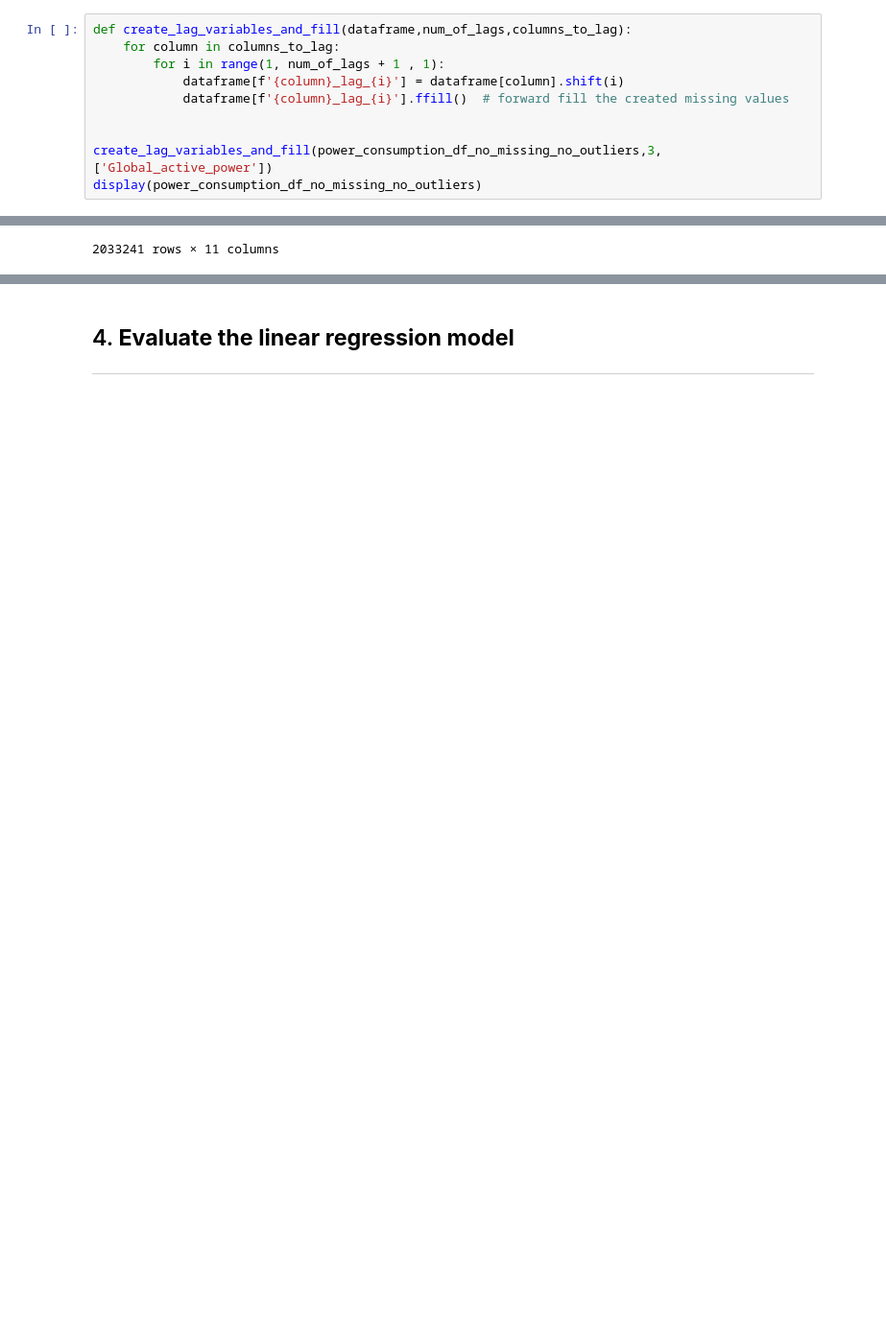
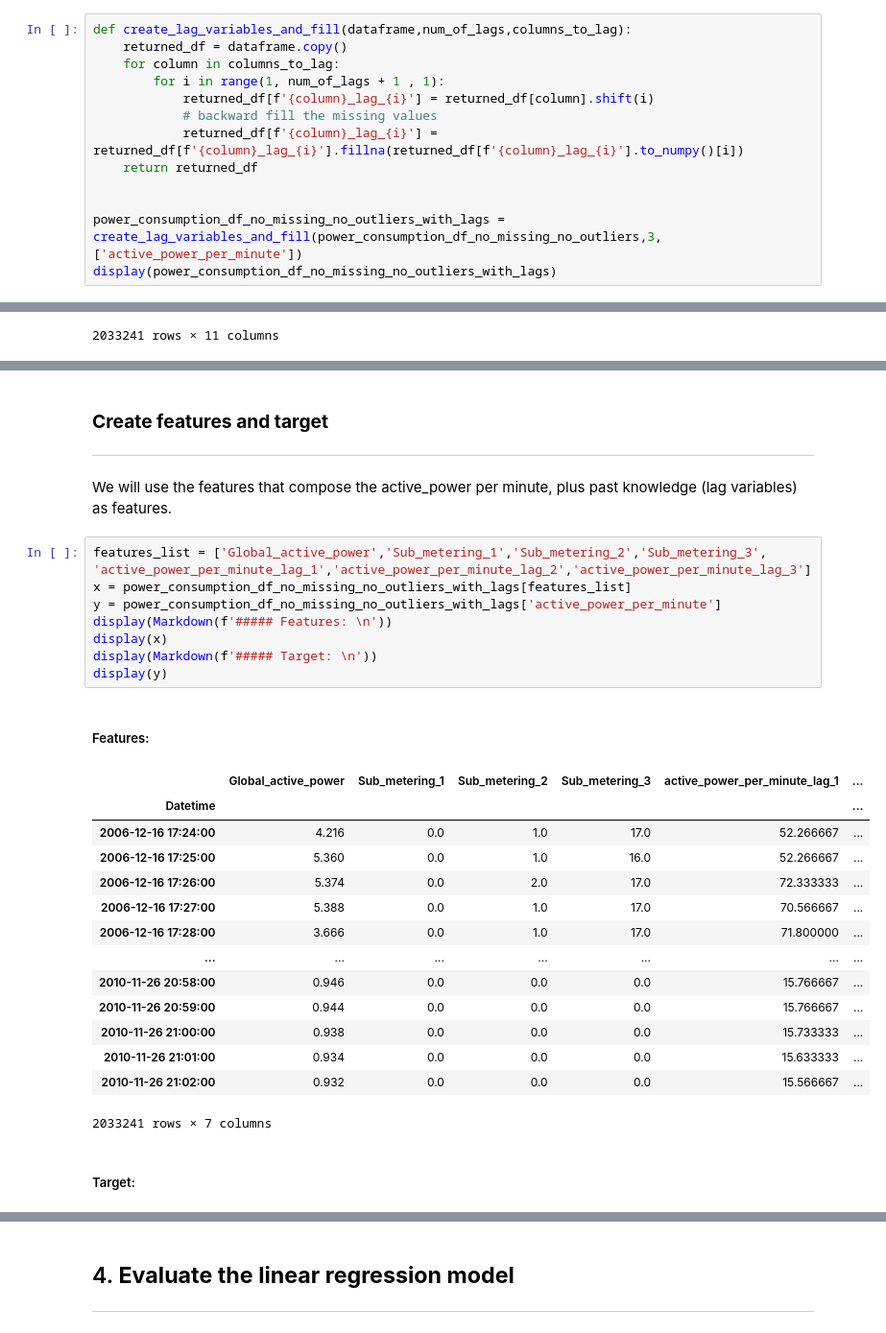
Before and after one commit to BarackSamuni/Data_science_lab2_homework2_solution, a Jupyter notebook: Homework2_solution.ipynb, the cells around one changed output, grey strips where cells are left out. Shown at 96% size. Cells and saved outputs as stored; diff of their text form; blank space fills up the shorter version.

```diff
--- a/Homework2_solution.ipynb
+++ b/Homework2_solution.ipynb
@@ -430,13 +434,16 @@ display(power_consumption_df_no_missing_no_outliers)
 # %%
 def create_lag_variables_and_fill(dataframe,num_of_lags,columns_to_lag):
+    returned_df = dataframe.copy()
     for column in columns_to_lag:
         for i in range(1, num_of_lags + 1 , 1):
-            dataframe[f'{column}_lag_{i}'] = dataframe[column].shift(i)
-            dataframe[f'{column}_lag_{i}'].ffill()  # forward fill the created missing values
+            returned_df[f'{column}_lag_{i}'] = returned_df[column].shift(i)
+            # backward fill the missing values
+            returned_df[f'{column}_lag_{i}'] = returned_df[f'{column}_lag_{i}'].fillna(returned_df[f'{column}_lag_{i}'].to_numpy()[i])
+    return returned_df
 
 
-create_lag_variables_and_fill(power_consumption_df_no_missing_no_outliers,3,['Global_active_power'])
-display(power_consumption_df_no_missing_no_outliers)
+power_consumption_df_no_missing_no_outliers_with_lags = create_lag_variables_and_fill(power_consumption_df_no_missing_no_outliers,3,['active_power_per_minute'])
+display(power_consumption_df_no_missing_no_outliers_with_lags)
 # %% [output]
 |  | Global_active_power | Global_reactive_power | Voltage | Global_intensity | Sub_metering_1 | Sub_metering_2 | ... |
 | Datetime |  |  |  |  |  |  | ... |
@@ -454,0 +464,30 @@ display(power_consumption_df_no_missing_no_outliers)
+# %% [markdown]
+### **Create features and target**
+***
+# %% [markdown]
+We will use the features that compose the active_power per minute, plus past knowledge (lag variables) as features.
+# %%
+features_list = ['Global_active_power','Sub_metering_1','Sub_metering_2','Sub_metering_3', 'active_power_per_minute_lag_1','active_power_per_minute_lag_2','active_power_per_minute_lag_3']
+x = power_consumption_df_no_missing_no_outliers_with_lags[features_list]
+y = power_consumption_df_no_missing_no_outliers_with_lags['active_power_per_minute']
+display(Markdown(f'##### Features: \n'))
+display(x)
+display(Markdown(f'##### Target: \n'))
+display(y)
+# %% [output]
+##### Features:
+|  | Global_active_power | Sub_metering_1 | Sub_metering_2 | Sub_metering_3 | active_power_per_minute_lag_1 | ... |
+| Datetime |  |  |  |  |  | ... |
+| 2006-12-16 17:24:00 | 4.216 | 0.0 | 1.0 | 17.0 | 52.266667 | ... |
+| 2006-12-16 17:25:00 | 5.360 | 0.0 | 1.0 | 16.0 | 52.266667 | ... |
+| 2006-12-16 17:26:00 | 5.374 | 0.0 | 2.0 | 17.0 | 72.333333 | ... |
+| 2006-12-16 17:27:00 | 5.388 | 0.0 | 1.0 | 17.0 | 70.566667 | ... |
+| 2006-12-16 17:28:00 | 3.666 | 0.0 | 1.0 | 17.0 | 71.800000 | ... |
+| ... | ... | ... | ... | ... | ... | ... |
+| 2010-11-26 20:58:00 | 0.946 | 0.0 | 0.0 | 0.0 | 15.766667 | ... |
+| 2010-11-26 20:59:00 | 0.944 | 0.0 | 0.0 | 0.0 | 15.766667 | ... |
+| 2010-11-26 21:00:00 | 0.938 | 0.0 | 0.0 | 0.0 | 15.733333 | ... |
+| 2010-11-26 21:01:00 | 0.934 | 0.0 | 0.0 | 0.0 | 15.633333 | ... |
+| 2010-11-26 21:02:00 | 0.932 | 0.0 | 0.0 | 0.0 | 15.566667 | ... |
+2033241 rows × 7 columns
+##### Target:
```
Also changed, not shown: parts of 14 cells of this notebook, 1 other file.
